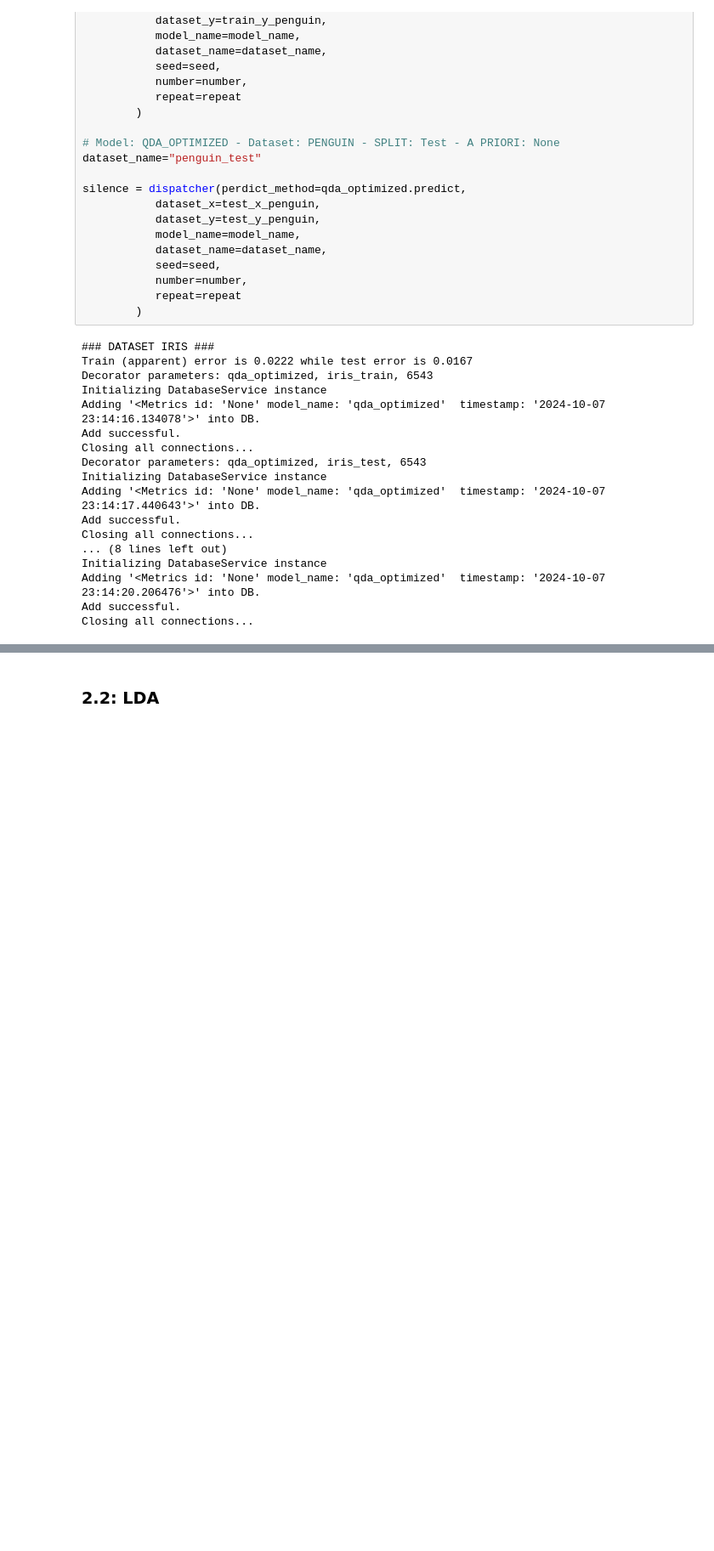
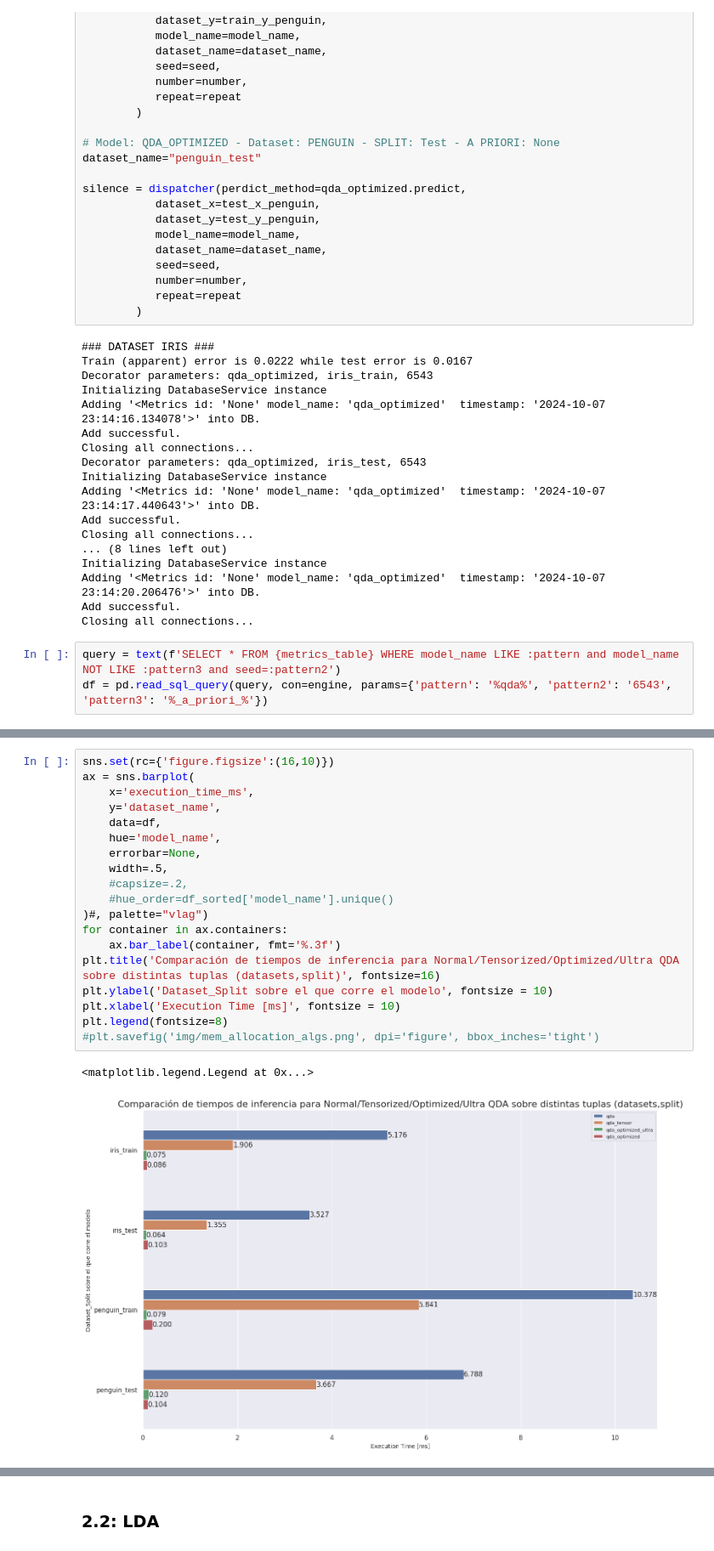
Before and after one commit to FIUBA-CEIA-18Co2024/AMIA-TP3, a Jupyter notebook: notebook.ipynb, the cells around one changed output, grey strips where cells are left out. Shown at 85% size. Cells and saved outputs as stored; diff of their text form; blank space fills up the shorter version.

```diff
--- a/notebook.ipynb
+++ b/notebook.ipynb
@@ -1811,3 +1819,6 @@ Initializing DatabaseService instance
 Adding '<Metrics id: 'None' model_name: 'qda_optimized'  timestamp: '2024-10-07 23:14:20.206476'>' into DB.
 Add successful.
 Closing all connections...
+# %%
+query = text(f'SELECT * FROM {metrics_table} WHERE model_name LIKE :pattern and model_name NOT LIKE :pattern3 and seed=:pattern2')
+df = pd.read_sql_query(query, con=engine, params={'pattern': '%qda%', 'pattern2': '6543', 'pattern3': '%_a_priori_%'})
@@ -1813,0 +1834,22 @@ Closing all connections...
+# %%
+sns.set(rc={'figure.figsize':(16,10)})
+ax = sns.barplot(
+    x='execution_time_ms',
+    y='dataset_name',
+    data=df,
+    hue='model_name',
+    errorbar=None,
+    width=.5,
+    #capsize=.2,
+    #hue_order=df_sorted['model_name'].unique()
+)#, palette="vlag")
+for container in ax.containers:
+    ax.bar_label(container, fmt='%.3f')
+plt.title('Comparación de tiempos de inferencia para Normal/Tensorized/Optimized/Ultra QDA sobre distintas tuplas (datasets,split)', fontsize=16)
+plt.ylabel('Dataset_Split sobre el que corre el modelo', fontsize = 10)
+plt.xlabel('Execution Time [ms]', fontsize = 10)
+plt.legend(fontsize=8)
+#plt.savefig('img/mem_allocation_algs.png', dpi='figure', bbox_inches='tight')
+# %% [output]
+<matplotlib.legend.Legend at 0x...>
+[figure, added]
```
Also changed, not shown: parts of 7 cells of this notebook.
